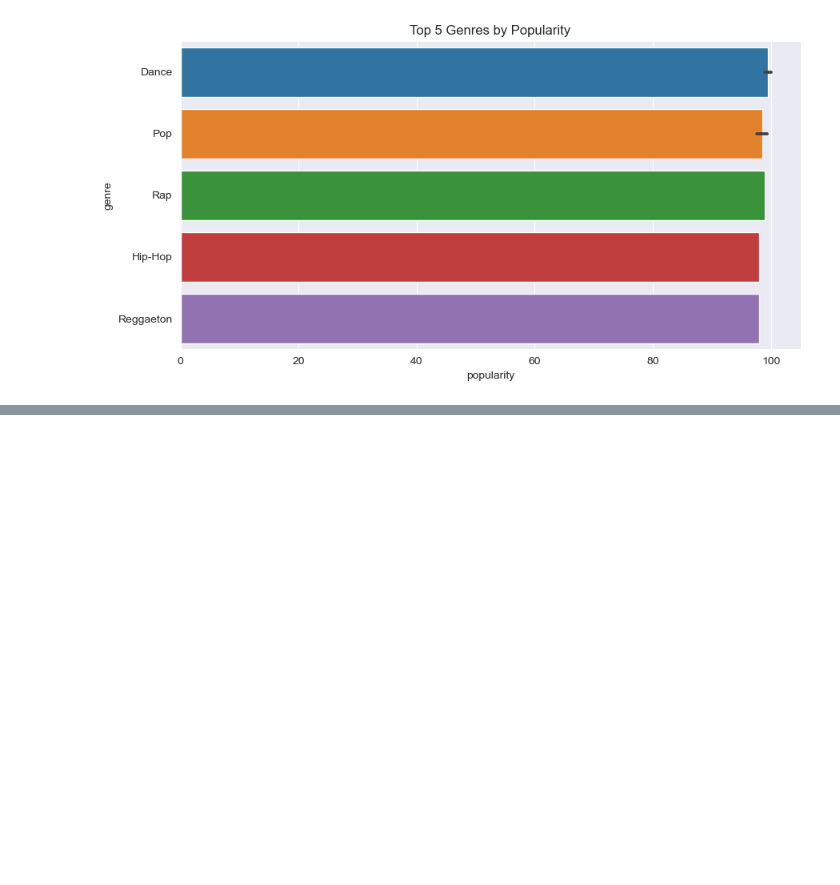
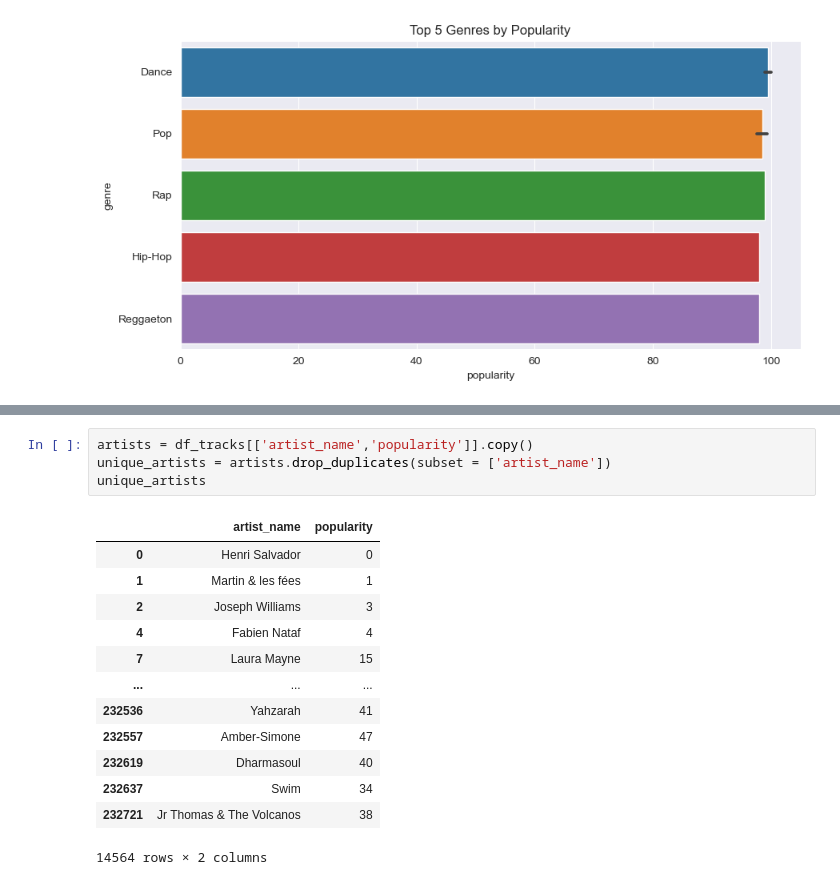
Before and after one commit to shaunakjuvekar/spotify_playground, a Jupyter notebook: data_analysis.ipynb, the cells around one changed output, grey strips where cells are left out. Drawn from its saved outputs; the diff is of its cells as text; blank space fills up the shorter version.

```diff
--- a/data_analysis.ipynb
+++ b/data_analysis.ipynb
@@ -161,0 +200,18 @@ sns.barplot(y = 'genre', x = 'popularity', data = famous).set(title = 'Top 5 Gen
+# %%
+artists = df_tracks[['artist_name','popularity']].copy()
+unique_artists = artists.drop_duplicates(subset = ['artist_name'])
+unique_artists
+# %% [output]
+|  | artist_name | popularity |
+| 0 | Henri Salvador | 0 |
+| 1 | Martin & les fées | 1 |
+| 2 | Joseph Williams | 3 |
+| 4 | Fabien Nataf | 4 |
+| 7 | Laura Mayne | 15 |
+| ... | ... | ... |
+| 232536 | Yahzarah | 41 |
+| 232557 | Amber-Simone | 47 |
+| 232619 | Dharmasoul | 40 |
+| 232637 | Swim | 34 |
+| 232721 | Jr Thomas & The Volcanos | 38 |
+14564 rows × 2 columns
```
Also changed, not shown: parts of 3 cells of this notebook, 1 other file.
